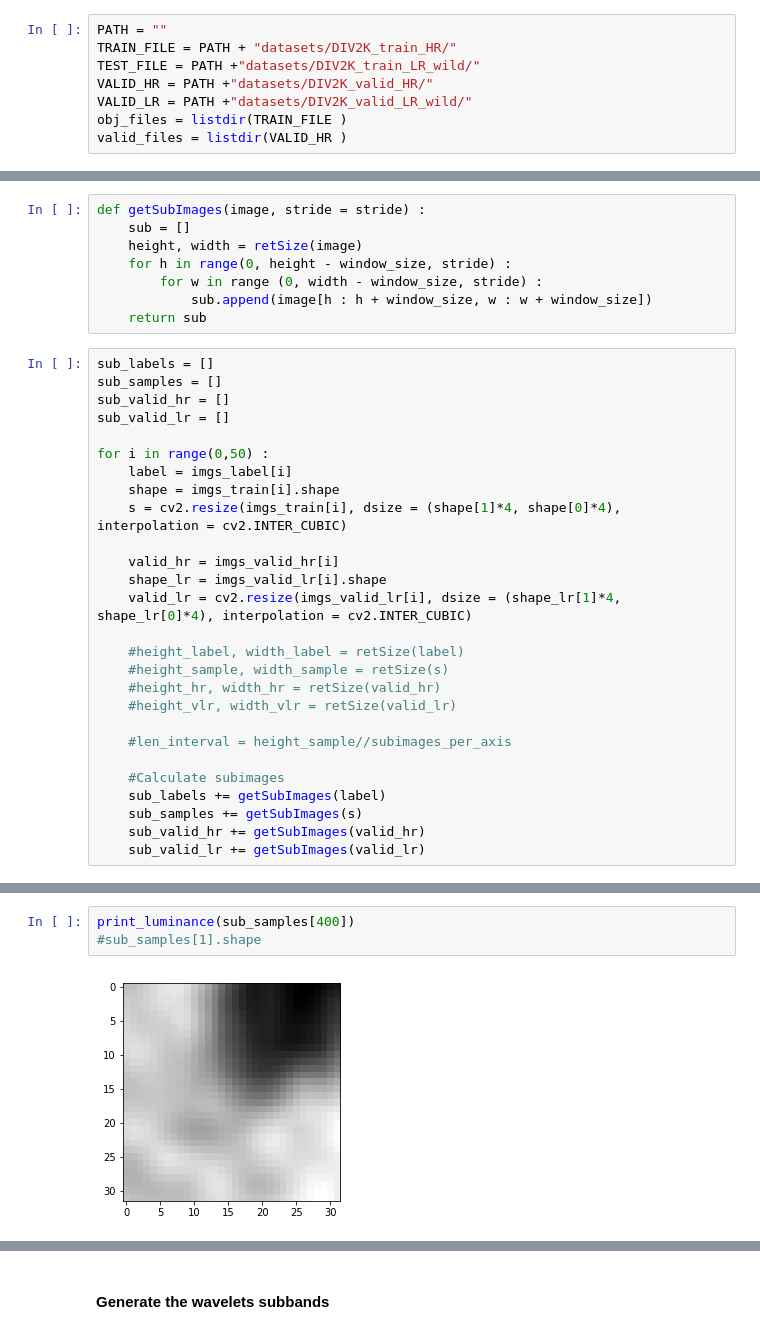
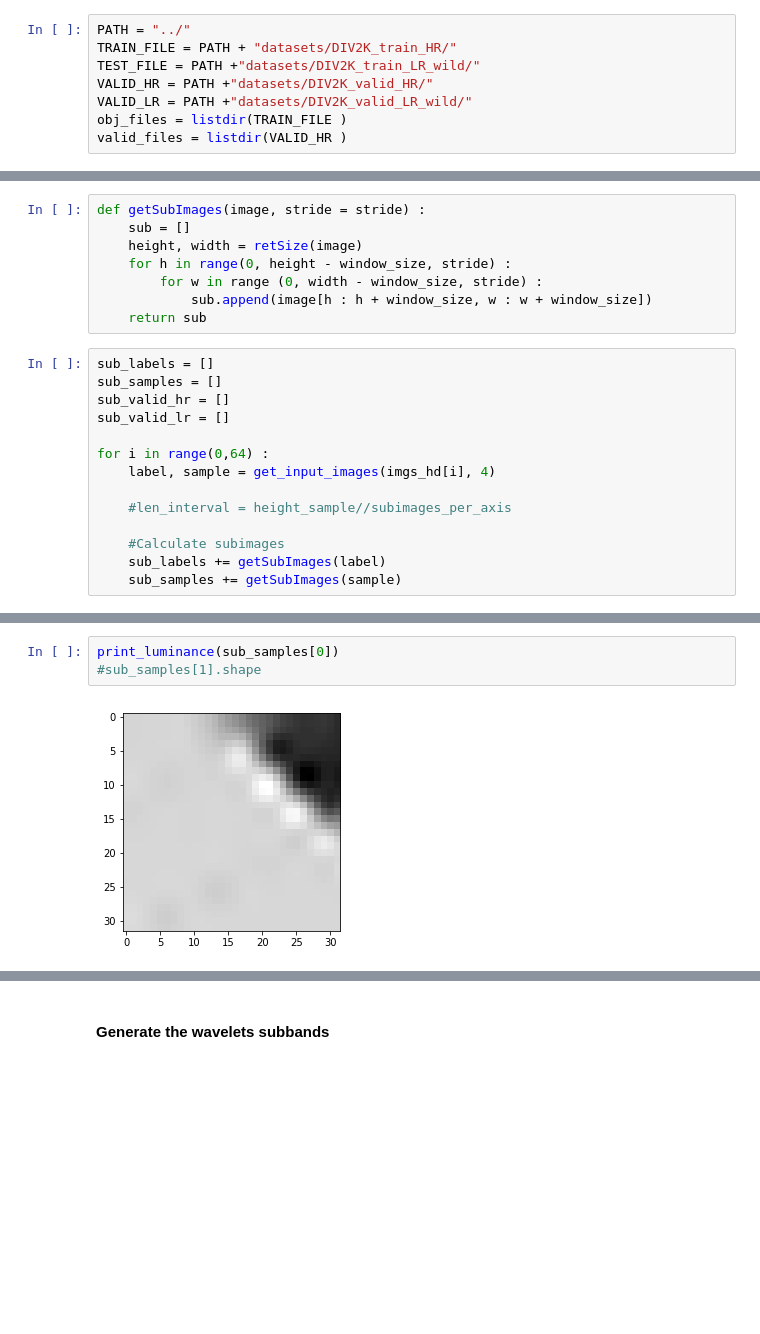
Before and after one commit to Shrecki/SuperHighResProject, a Jupyter notebook: SRCNN_notebook.ipynb, the cells around one changed output, grey strips where cells are left out. Cells and saved outputs as stored; diff of their text form; blank space fills up the shorter version.

```diff
--- a/SRCNN_notebook.ipynb
+++ b/SRCNN_notebook.ipynb
@@ -53,7 +45,7 @@ physical_device_desc: "device: 0, name: GeForce GTX 1050, pci bus id: 0000:01:00
 # %% [markdown]
 ### Load images
 # %%
-PATH = ""
+PATH = "../"
 TRAIN_FILE = PATH + "datasets/DIV2K_train_HR/"
 TEST_FILE = PATH +"datasets/DIV2K_train_LR_wild/"
 VALID_HR = PATH +"datasets/DIV2K_valid_HR/"
@@ -153,33 +118,20 @@ def getSubImages(image, stride = stride) :
         for w in range (0, width - window_size, stride) :
             sub.append(image[h : h + window_size, w : w + window_size])
     return sub
-# %%
-sub_labels = []
-sub_samples = []
-sub_valid_hr = []
-sub_valid_lr = []
-
-for i in range(0,50) :
-    label = imgs_label[i]
-    shape = imgs_train[i].shape
-    s = cv2.resize(imgs_train[i], dsize = (shape[1]*4, shape[0]*4), interpolation = cv2.INTER_CUBIC)
-
-    valid_hr = imgs_valid_hr[i]
-    shape_lr = imgs_valid_lr[i].shape
-    valid_lr = cv2.resize(imgs_valid_lr[i], dsize = (shape_lr[1]*4, shape_lr[0]*4), interpolation = cv2.INTER_CUBIC)
-
-    #height_label, width_label = retSize(label)
-    #height_sample, width_sample = retSize(s)
-    #height_hr, width_hr = retSize(valid_hr)
-    #height_vlr, width_vlr = retSize(valid_lr)
-
-    #len_interval = height_sample//subimages_per_axis
-
-    #Calculate subimages
-    sub_labels += getSubImages(label)
-    sub_samples += getSubImages(s)
-    sub_valid_hr += getSubImages(valid_hr)
-    sub_valid_lr += getSubImages(valid_lr)
+# %%
+sub_labels = []
+sub_samples = []
+sub_valid_hr = []
+sub_valid_lr = []
+
+for i in range(0,64) :
+    label, sample = get_input_images(imgs_hd[i], 4)
+
+    #len_interval = height_sample//subimages_per_axis
+
+    #Calculate subimages
+    sub_labels += getSubImages(label)
+    sub_samples += getSubImages(sample)
 # %%
 len(sub_labels)
 # %% [output]
@@ -191,5 +143,5 @@ print_luminance(sub_labels[400])
 # %%
-print_luminance(sub_samples[400])
+print_luminance(sub_samples[0])
 #sub_samples[1].shape
 # %% [output]
-[figure, old version]
+[figure, new version]
```
Also changed, not shown: parts of 49 cells of this notebook, 3 other files.
